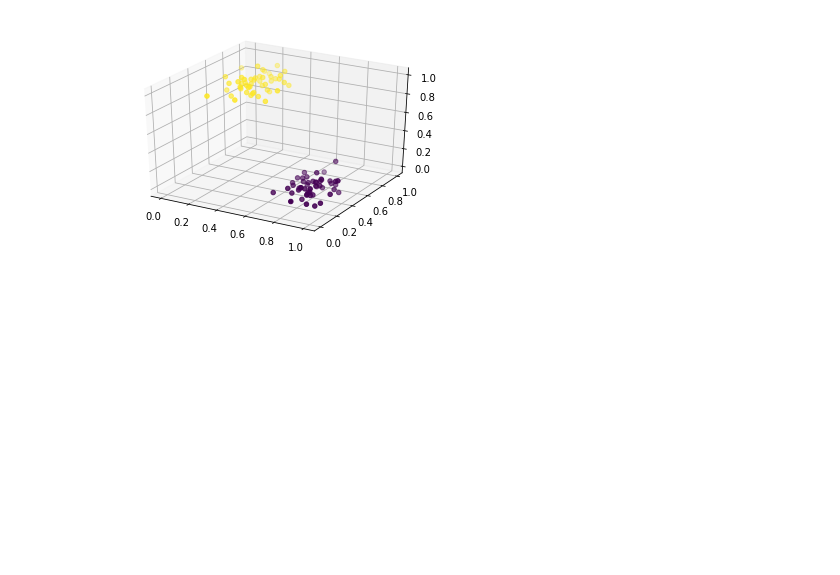
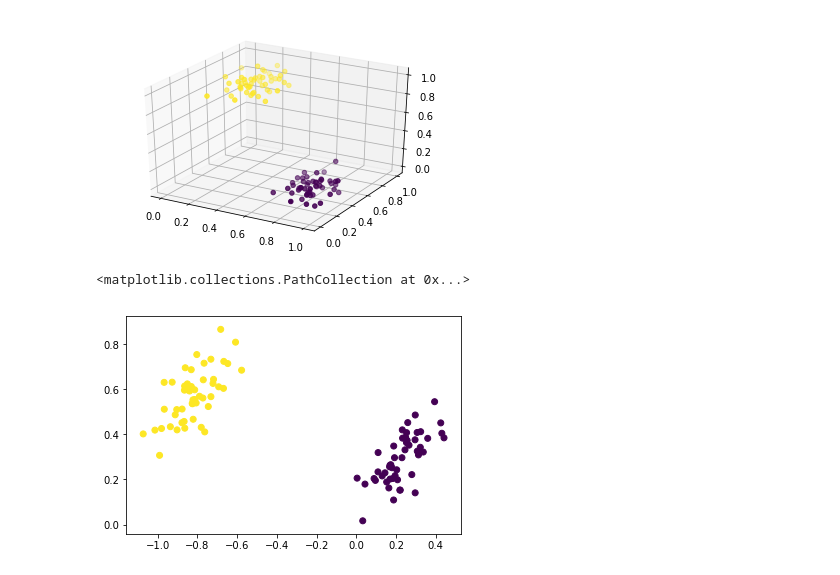
Before and after one commit to WoutAarts/udemy_tensor_flow, a Jupyter notebook: envs/tfdeeplearning/Tensorflow-Bootcamp-master/PCA_autoencoder.ipynb, the cells around one changed output. Drawn from its saved outputs; the diff is of its cells as text; code cells hidden in the pictures; blank space fills up the shorter version.

```diff
--- a/envs/tfdeeplearning/Tensorflow-Bootcamp-master/PCA_autoencoder.ipynb
+++ b/envs/tfdeeplearning/Tensorflow-Bootcamp-master/PCA_autoencoder.ipynb
@@ -62,0 +66,23 @@ X = tf.placeholder(tf.float32,shape=[None,num_onputs])
+# %%
+loss = tf.reduce_mean(tf.square(outputs-X))
+# %%
+optimizer = tf.train.AdamOptimizer(learning_rate)
+train = optimizer.minimize(loss)
+# %%
+init = tf.global_variables_initializer()
+# %%
+num_steps = 1000
+
+with tf.Session() as sess:
+
+    sess.run(init)
+
+    for iteration in range(num_steps):
+        sess.run(train,feed_dict={X:scaled_data})
+
+    output_2d = hidden.eval(feed_dict={X:scaled_data})
+# %%
+plt.scatter(output_2d[:,0],output_2d[:,1],c=data[1])
+# %% [output]
+<matplotlib.collections.PathCollection at 0x...>
+[figure, added]
```
Also changed, not shown: parts of 33 cells of this notebook.
